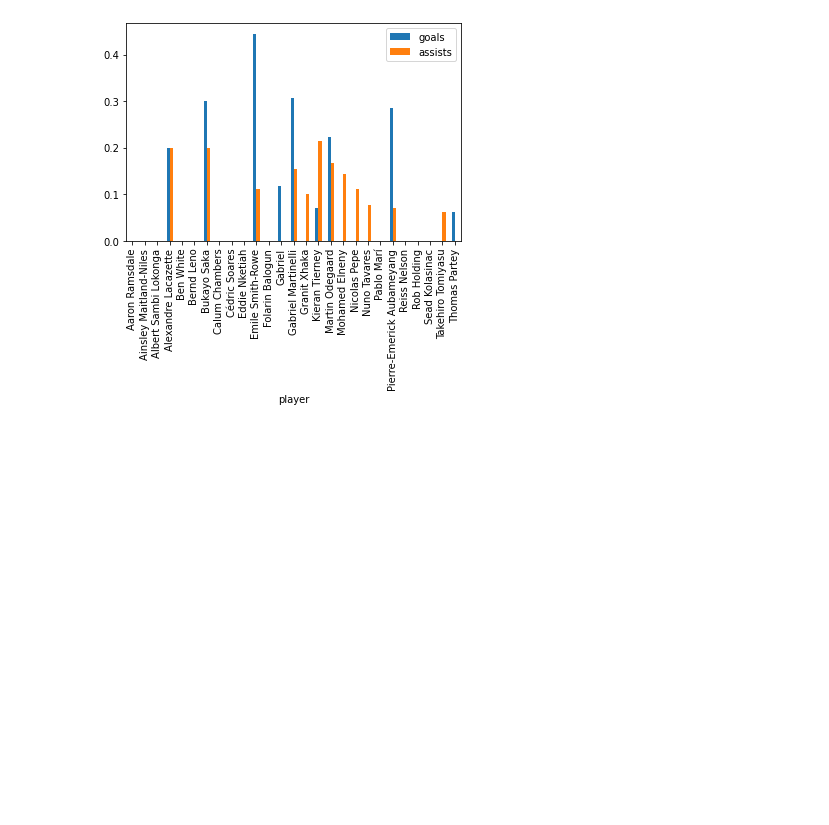
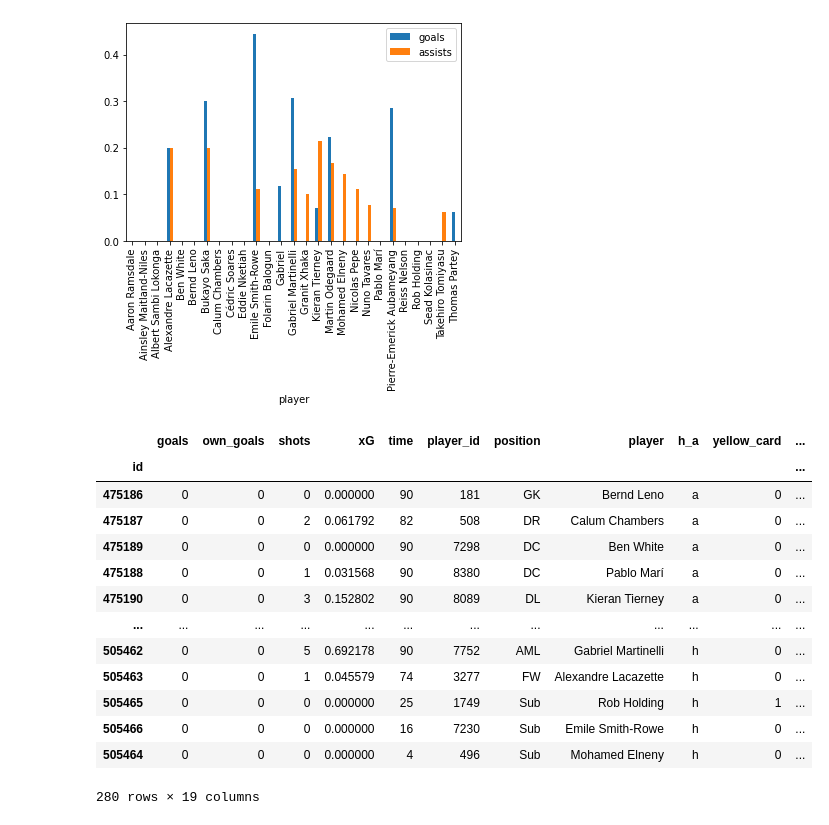
Before and after one commit to omaromi/soccer-scraper, a Jupyter notebook: Workign with the dataframe.ipynb, the cells around one changed output. Drawn from its saved outputs; the diff is of its cells as text; code cells hidden in the pictures; blank space fills up the shorter version.

```diff
--- a/Workign with the dataframe.ipynb
+++ b/Workign with the dataframe.ipynb
@@ -1,7 +1,7 @@
 # %%
 import pandas as pd
 
-df = pd.read_csv('/Users/fsa168/Desktop/PythonPractice/SoccerScraper/full_season_data.csv')
+df = pd.read_csv('/Users/fsa168/Desktop/PythonPractice/SoccerScraper/full_season_data.csv',index_col=False)
 # %%
 df
 # %% [output]
@@ -30,5 +30,5 @@ Index(['Unnamed: 0', 'id', 'goals', 'own_goals', 'shots', 'xG', 'time',
        'xGChain', 'xGBuildup', 'positionOrder'],
       dtype='object')
 # %%
-Arsdf.drop(columns=['team_id','Unnamed: 0'])
-Arsdf.set_index('id')
+Arsdf = Arsdf.drop(columns=['team_id','Unnamed: 0'])
+Arsdf = Arsdf.set_index('id')
@@ -75,3 +60,20 @@ print(sumplot.plot(y=['goals','assists'], kind='bar'))
 # %% [output]
 AxesSubplot(0.125,0.125;0.775x0.755)
 [figure]
+# %%
+Arsdf
+# %% [output]
+|  | goals | own_goals | shots | xG | time | player_id | position | player | h_a | yellow_card | ... |
+| id |  |  |  |  |  |  |  |  |  |  | ... |
+| 475186 | 0 | 0 | 0 | 0.000000 | 90 | 181 | GK | Bernd Leno | a | 0 | ... |
+| 475187 | 0 | 0 | 2 | 0.061792 | 82 | 508 | DR | Calum Chambers | a | 0 | ... |
+| 475189 | 0 | 0 | 0 | 0.000000 | 90 | 7298 | DC | Ben White | a | 0 | ... |
+| 475188 | 0 | 0 | 1 | 0.031568 | 90 | 8380 | DC | Pablo Marí | a | 0 | ... |
+| 475190 | 0 | 0 | 3 | 0.152802 | 90 | 8089 | DL | Kieran Tierney | a | 0 | ... |
+| ... | ... | ... | ... | ... | ... | ... | ... | ... | ... | ... | ... |
+| 505462 | 0 | 0 | 5 | 0.692178 | 90 | 7752 | AML | Gabriel Martinelli | h | 0 | ... |
+| 505463 | 0 | 0 | 1 | 0.045579 | 74 | 3277 | FW | Alexandre Lacazette | h | 0 | ... |
+| 505465 | 0 | 0 | 0 | 0.000000 | 25 | 1749 | Sub | Rob Holding | h | 1 | ... |
+| 505466 | 0 | 0 | 0 | 0.000000 | 16 | 7230 | Sub | Emile Smith-Rowe | h | 0 | ... |
+| 505464 | 0 | 0 | 0 | 0.000000 | 4 | 496 | Sub | Mohamed Elneny | h | 0 | ... |
+280 rows × 19 columns
```
Also changed, not shown: parts of 1 cell of this notebook.
